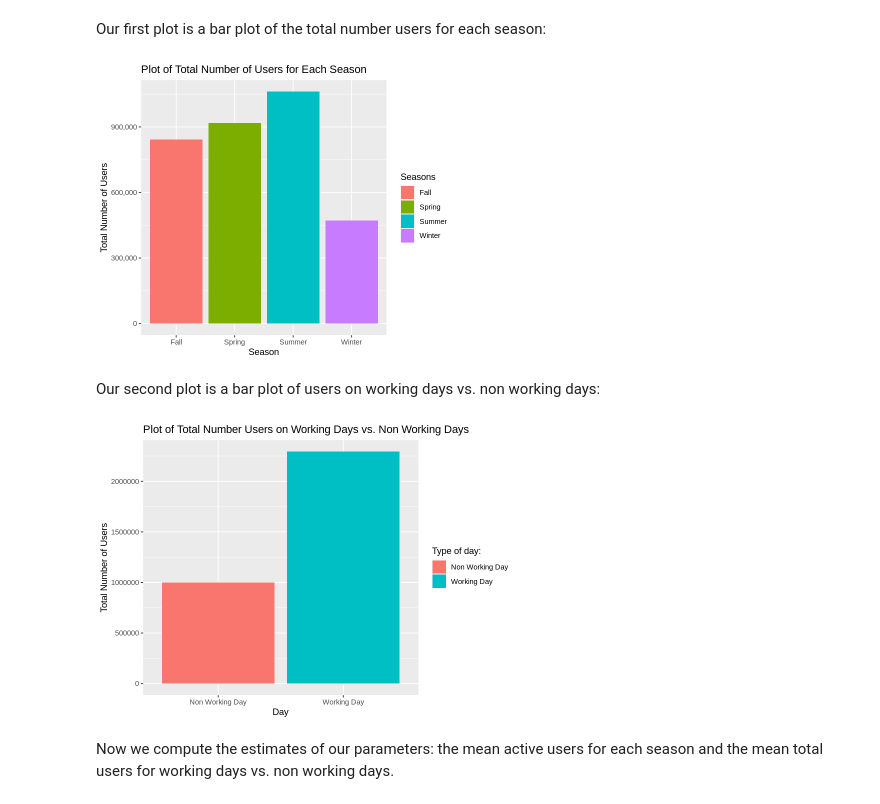
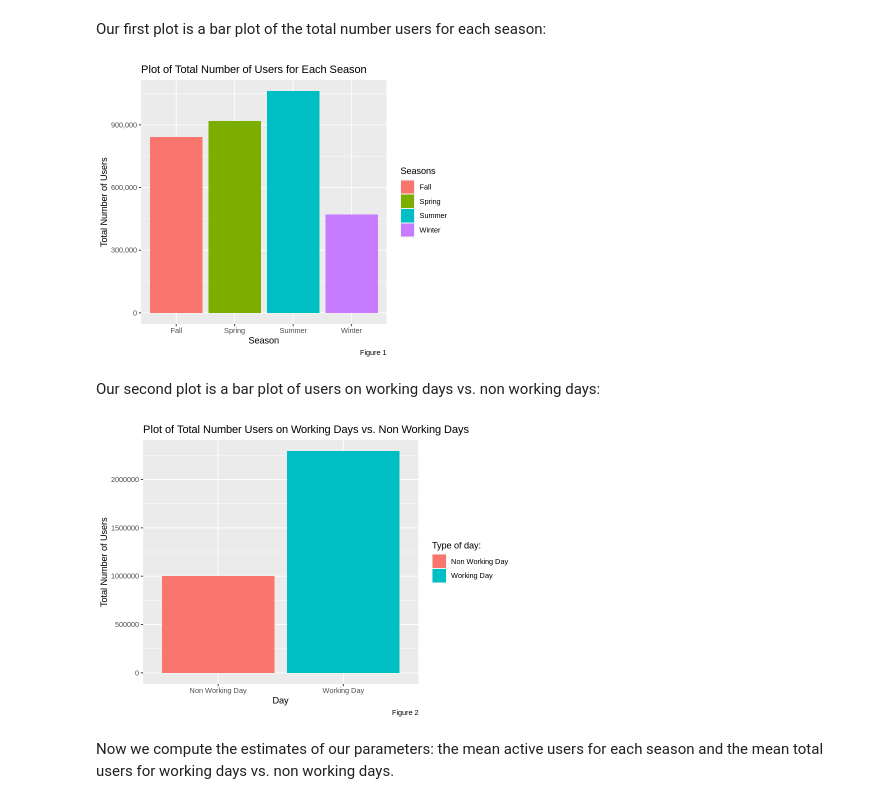
Before and after one commit to megannma/stat-201-2023s2-group-10, a Jupyter notebook: final_report.ipynb, the cells around one changed output. Drawn from its saved outputs; the diff is of its cells as text; code cells hidden in the pictures.

Commit message:
Added labels to graphs

```diff
--- a/final_report.ipynb
+++ b/final_report.ipynb
@@ -66,19 +75,19 @@ Our first plot is a bar plot of the total number users for each season:
 # %%
 options(repr.plot.width = 6, repr.plot.height = 5)
 
 season_plot <-
     selected_bike_day_data %>%
     group_by(season) %>%
     summarize(sum_cnt = sum(cnt)) %>%
     mutate(season = c("Winter", "Spring", "Summer", "Fall")) %>%
     ggplot(aes(x = season, y = sum_cnt, fill = season)) +
         geom_bar(stat = "identity") +
-        labs(x = "Season", y = "Total Number of Users", fill = "Seasons") +
+        labs(x = "Season", y = "Total Number of Users", fill = "Seasons", caption = "Figure 1") +
         scale_y_continuous(labels = scales::comma_format()) +
         ggtitle("Plot of Total Number of Users for Each Season")
 season_plot
 # %% [output]
-[figure, old version]
+[figure, new version]
 # %% [markdown]
 Our second plot is a bar plot of users on working days vs. non working days:
 # %%
@@ -91,12 +100,12 @@ workingday_plot <-
     mutate(workingday = c("Non Working Day", "Working Day")) %>%
     ggplot(aes(x = workingday, y = sum_cnt, fill = workingday)) +
         geom_bar(stat = "identity") +
-        labs(x = "Day", y = "Total Number of Users", fill = "Type of day:") +
+        labs(x = "Day", y = "Total Number of Users", fill = "Type of day:", caption = "Figure 2") +
         ggtitle("Plot of Total Number Users on Working Days vs. Non Working Days")
 
 workingday_plot
 # %% [output]
-[figure, old version]
+[figure, new version]
 # %% [markdown]
 Now we compute the estimates of our parameters: the mean active users for each season and the mean total users for working days vs. non working days.
 # %%
```
Also changed, not shown: parts of 2 cells of this notebook.
